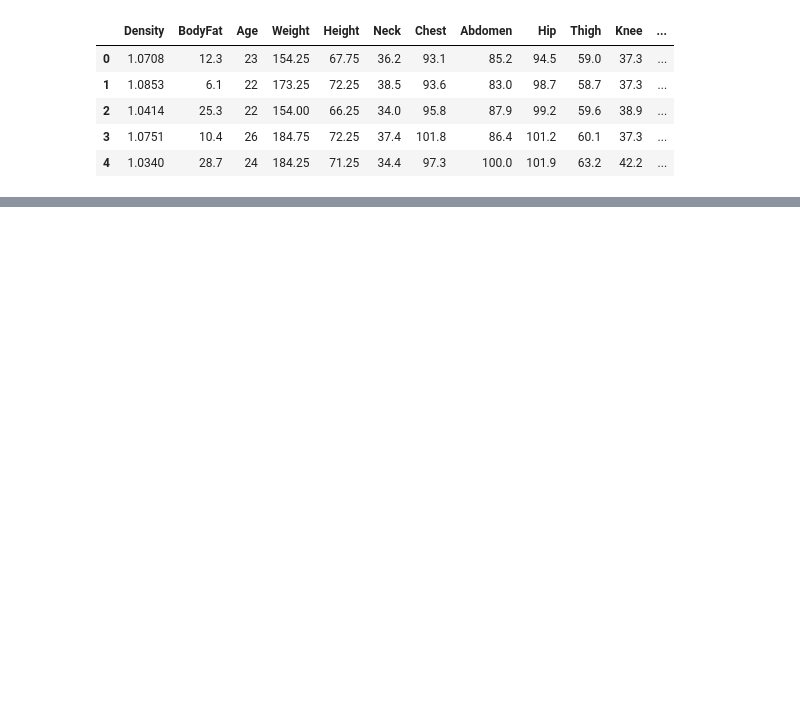
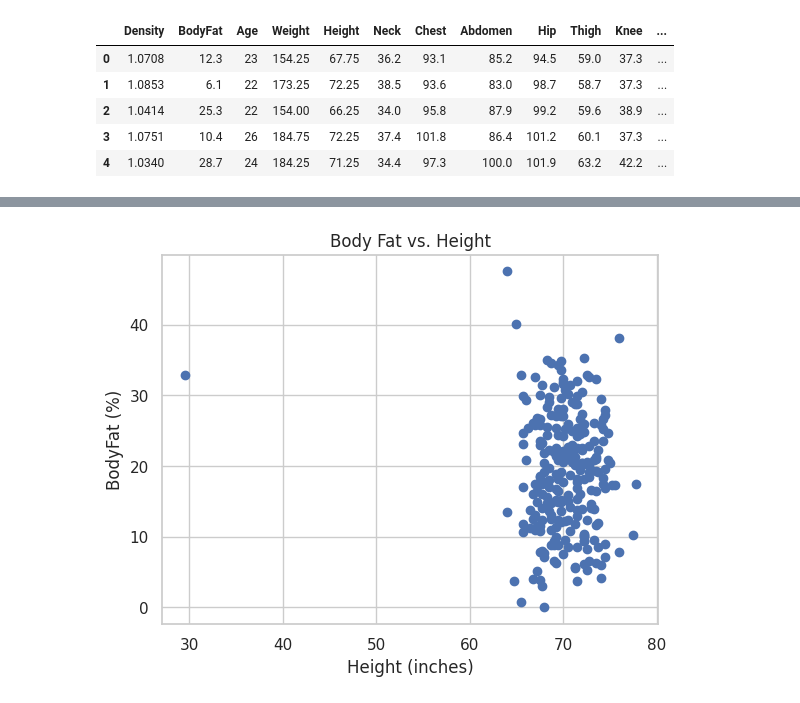
Before and after one commit to AndrewHung87/PandaPractice, a Jupyter notebook: body_fat_prediction_dataset.ipynb, the cells around one changed output, grey strips where cells are left out. Drawn from its saved outputs; the diff is of its cells as text; code cells hidden in the pictures; blank space fills up the shorter version.

```diff
--- a/body_fat_prediction_dataset.ipynb
+++ b/body_fat_prediction_dataset.ipynb
@@ -23,3 +21,10 @@ bodyfat.head()
 | 2 | 1.0414 | 25.3 | 22 | 154.00 | 66.25 | 34.0 | 95.8 | 87.9 | 99.2 | 59.6 | 38.9 | ... |
 | 3 | 1.0751 | 10.4 | 26 | 184.75 | 72.25 | 37.4 | 101.8 | 86.4 | 101.2 | 60.1 | 37.3 | ... |
 | 4 | 1.0340 | 28.7 | 24 | 184.25 | 71.25 | 34.4 | 97.3 | 100.0 | 101.9 | 63.2 | 42.2 | ... |
+# %%
+import numpy as np
+import matplotlib.pyplot as plt
+import seaborn as sns
+import statsmodels.formula.api as smf
+
+sns.set(style = "whitegrid")
@@ -25,0 +71,8 @@ bodyfat.head()
+# %%
+plt.scatter(bodyfat['Height'], bodyfat['BodyFat'])
+plt.xlabel('Height (inches)')
+plt.ylabel('BodyFat (%)')
+plt.title('Body Fat vs. Height')
+plt.show()
+# %% [output]
+[figure, added]
```
Also changed, not shown: parts of 18 cells of this notebook.
